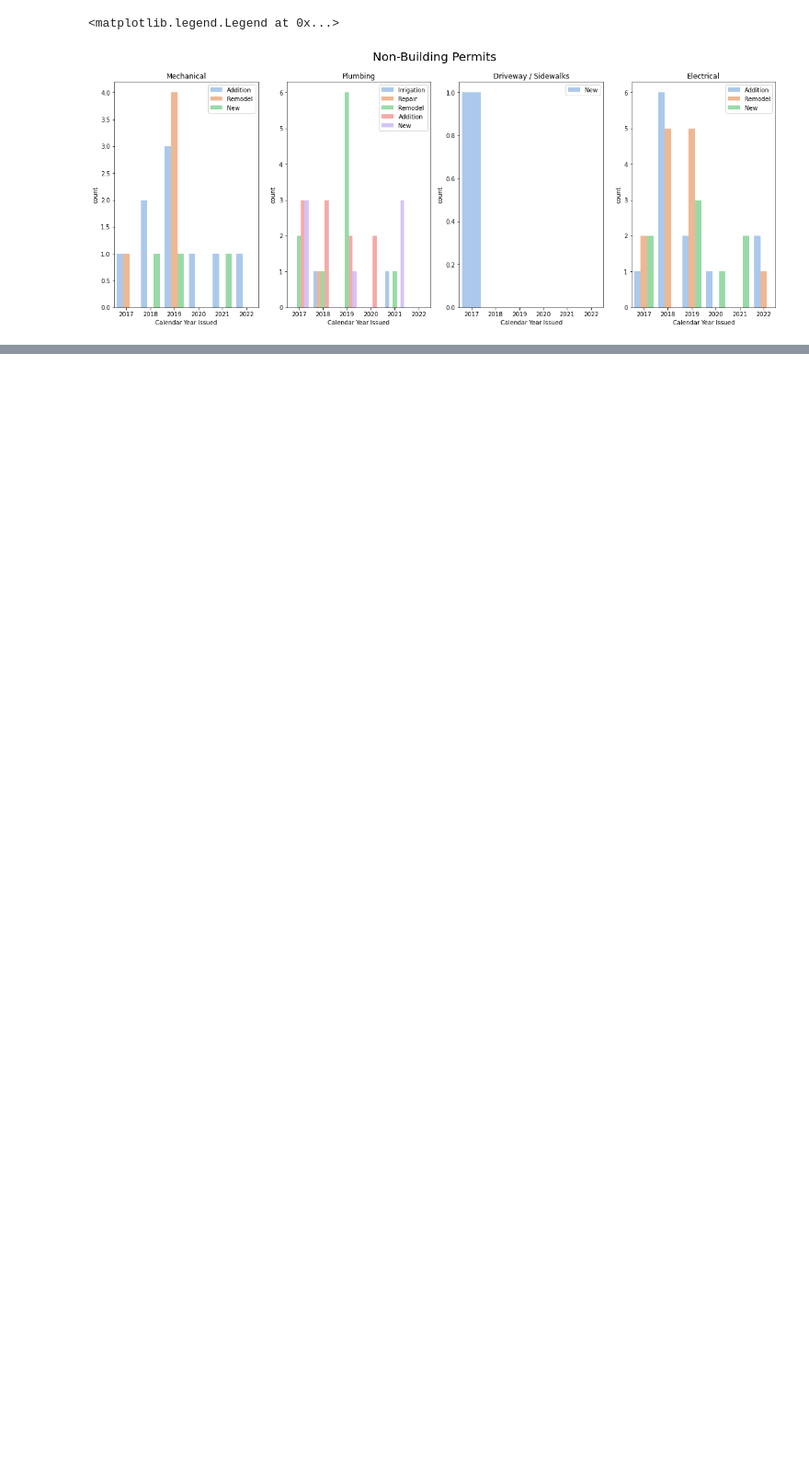
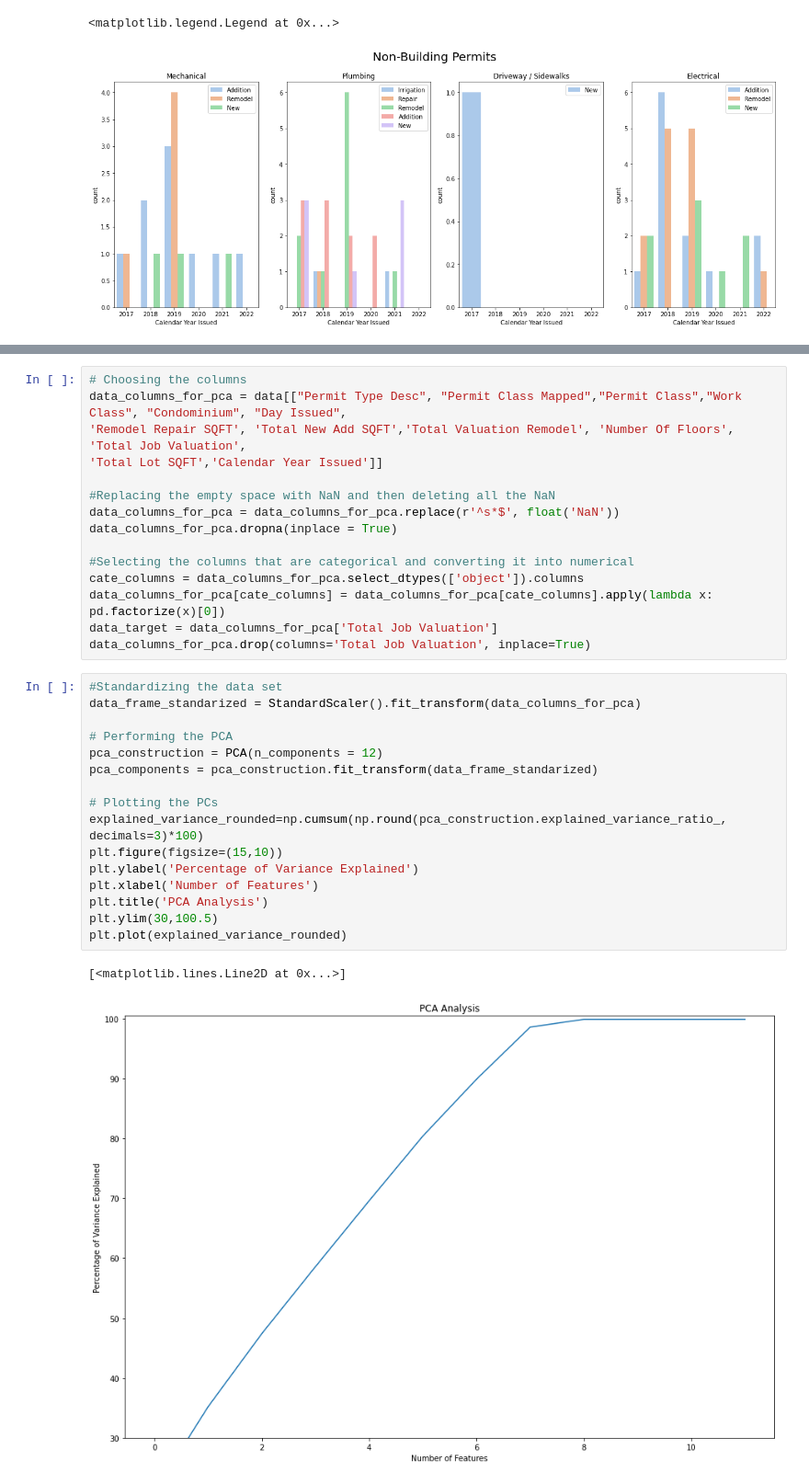
Before and after one commit to Josephslee99/CSE4-587Project, a Jupyter notebook: phase1.ipynb, the cells around one changed output, grey strips where cells are left out. Shown at 92% size. Saved outputs shown, nothing was run; the diff lists cells and outputs as text; blank space fills up the shorter version.

```diff
--- a/phase1.ipynb
+++ b/phase1.ipynb
@@ -179,0 +184,34 @@ axes[3].legend(loc='upper right')
+# %%
+# Choosing the columns
+data_columns_for_pca = data[["Permit Type Desc", "Permit Class Mapped","Permit Class","Work Class", "Condominium", "Day Issued",
+'Remodel Repair SQFT', 'Total New Add SQFT','Total Valuation Remodel', 'Number Of Floors', 'Total Job Valuation',
+'Total Lot SQFT','Calendar Year Issued']]
+
+#Replacing the empty space with NaN and then deleting all the NaN
+data_columns_for_pca = data_columns_for_pca.replace(r'^s*$', float('NaN'))
+data_columns_for_pca.dropna(inplace = True)
+
+#Selecting the columns that are categorical and converting it into numerical
+cate_columns = data_columns_for_pca.select_dtypes(['object']).columns
+data_columns_for_pca[cate_columns] = data_columns_for_pca[cate_columns].apply(lambda x: pd.factorize(x)[0])
+data_target = data_columns_for_pca['Total Job Valuation']
+data_columns_for_pca.drop(columns='Total Job Valuation', inplace=True)
+# %%
+#Standardizing the data set
+data_frame_standarized = StandardScaler().fit_transform(data_columns_for_pca)
+
+# Performing the PCA
+pca_construction = PCA(n_components = 12)
+pca_components = pca_construction.fit_transform(data_frame_standarized)
+
+# Plotting the PCs
+explained_variance_rounded=np.cumsum(np.round(pca_construction.explained_variance_ratio_, decimals=3)*100)
+plt.figure(figsize=(15,10))
+plt.ylabel('Percentage of Variance Explained')
+plt.xlabel('Number of Features')
+plt.title('PCA Analysis')
+plt.ylim(30,100.5)
+plt.plot(explained_variance_rounded)
+# %% [output]
+[<matplotlib.lines.Line2D at 0x...>]
+[figure, added]
```
Also changed, not shown: parts of 9 cells of this notebook.
